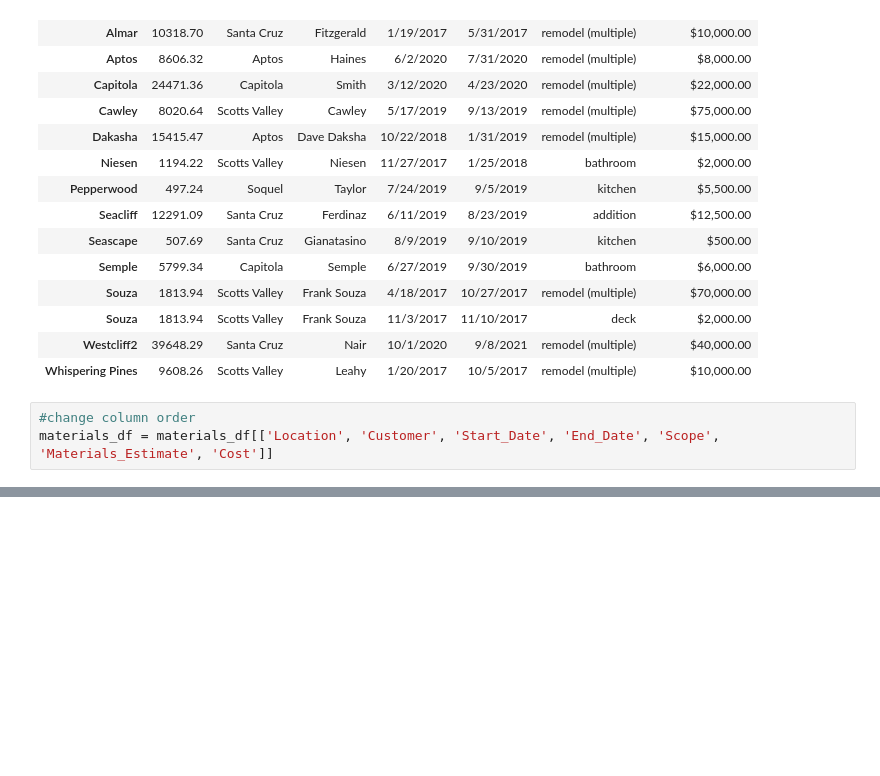
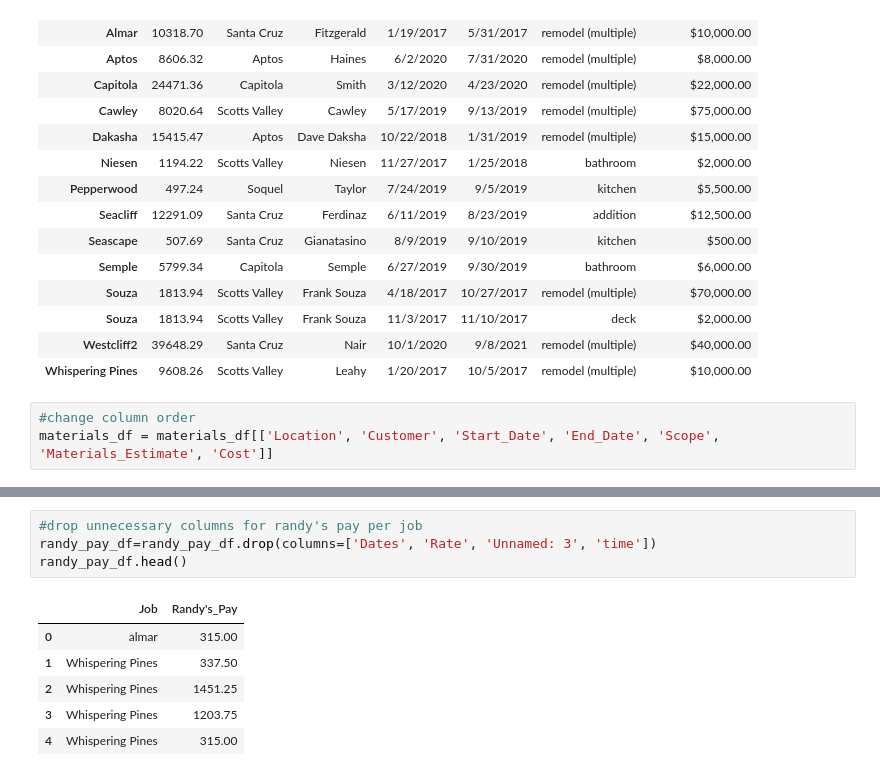
Before and after one commit to lesliefinlayson/Small_Business_Analysis, a Jupyter notebook: exploritory.ipynb, the cells around one changed output, grey strips where cells are left out. Drawn from its saved outputs; the diff is of its cells as text; blank space fills up the shorter version.

```diff
--- a/exploritory.ipynb
+++ b/exploritory.ipynb
@@ -298,0 +331,11 @@ TSheets_data_df.head()
+# %%
+#drop unnecessary columns for randy's pay per job
+randy_pay_df=randy_pay_df.drop(columns=['Dates', 'Rate', 'Unnamed: 3', 'time'])
+randy_pay_df.head()
+# %% [output]
+|  | Job | Randy's_Pay |
+| 0 | almar | 315.00 |
+| 1 | Whispering Pines | 337.50 |
+| 2 | Whispering Pines | 1451.25 |
+| 3 | Whispering Pines | 1203.75 |
+| 4 | Whispering Pines | 315.00 |
```
Also changed, not shown: parts of 36 cells of this notebook.
